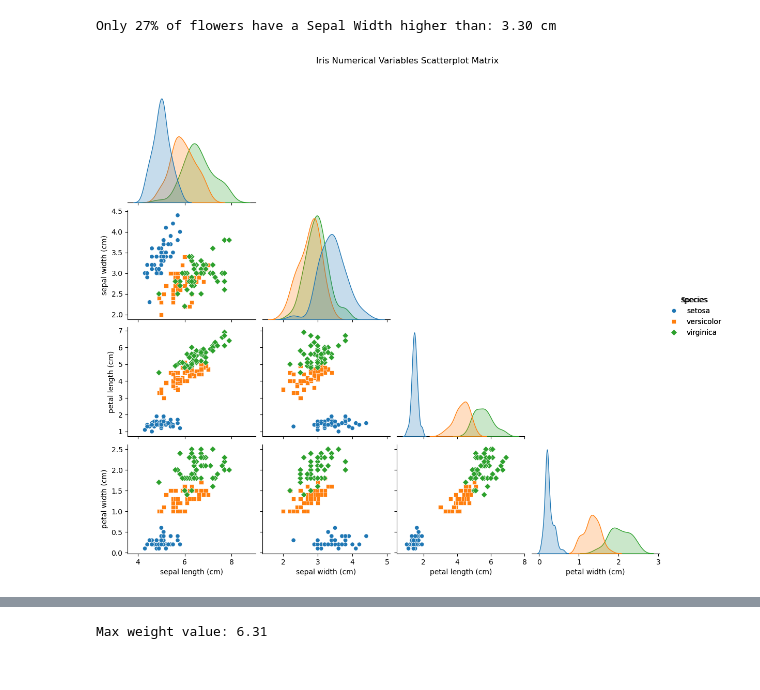
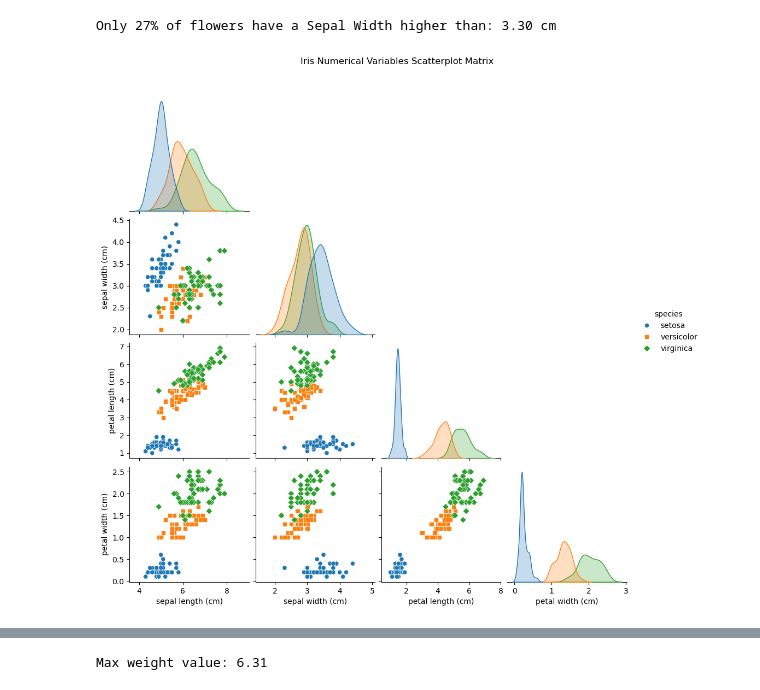
Before and after one commit to pazavala/GRAD-50500-Assignment-2, a Jupyter notebook: Priscilla_Zavala_Week_3_Assignment_1.ipynb, the cells around one changed output, grey strips where cells are left out. Cells and saved outputs as stored; diff of their text form; code cells hidden in the pictures.

```diff
--- a/Priscilla_Zavala_Week_3_Assignment_1.ipynb
+++ b/Priscilla_Zavala_Week_3_Assignment_1.ipynb
@@ -74,24 +77,27 @@ Only 27% of flowers have a Sepal Width higher than: 3.30 cm
 # %%
 ## e.) Make scatterplots of each pair of the numerical variables in iris
 ## (There should be 6 pairs/plots).
 
-# Create data frame of all numerical variables from iris dataset for easier plotting
+# Create data frame of all numerical variables from iris dataset
+# for easier plotting
 iris_df = pd.DataFrame(iris.data, columns=iris.feature_names)
 # Target species for color coding
 iris_df["species"] = pd.Categorical.from_codes(iris.target, iris.target_names)
 
 # Create scatterplot grid for all numeric pairs
-iris_numeric_scatterplots = sns.pairplot(iris_df, hue="species", corner=True, markers=["o", "s", "D"])
+iris_num_scatter = sns.pairplot(iris_df,
+                                hue="species",
+                                corner=True, markers=["o", "s", "D"])
 
 # Add overall title for scatterplots
 # Adjust top spacing to avoid overlap with scatterplots for better formatting
-iris_numeric_scatterplots.add_legend(title="Species")
-iris_numeric_scatterplots.figure.suptitle("Iris Numerical Variables Scatterplot Matrix", y=1.02)
-iris_numeric_scatterplots.figure.subplots_adjust(top=0.95)
+iris_num_scatter.figure.suptitle("Iris Numerical Variables Scatterplot Matrix",
+                                 y=1.02)
+iris_num_scatter.figure.subplots_adjust(top=0.95)
 
 plt.show()
 # %% [output]
-[figure, old version]
+[figure, new version]
 # %%
 ## f.) Based on 1e, which two variables appear to have the strongest
 ## relationship? And which two appear to have the weakest relationship?
```
Also changed, not shown: parts of 7 cells of this notebook.
